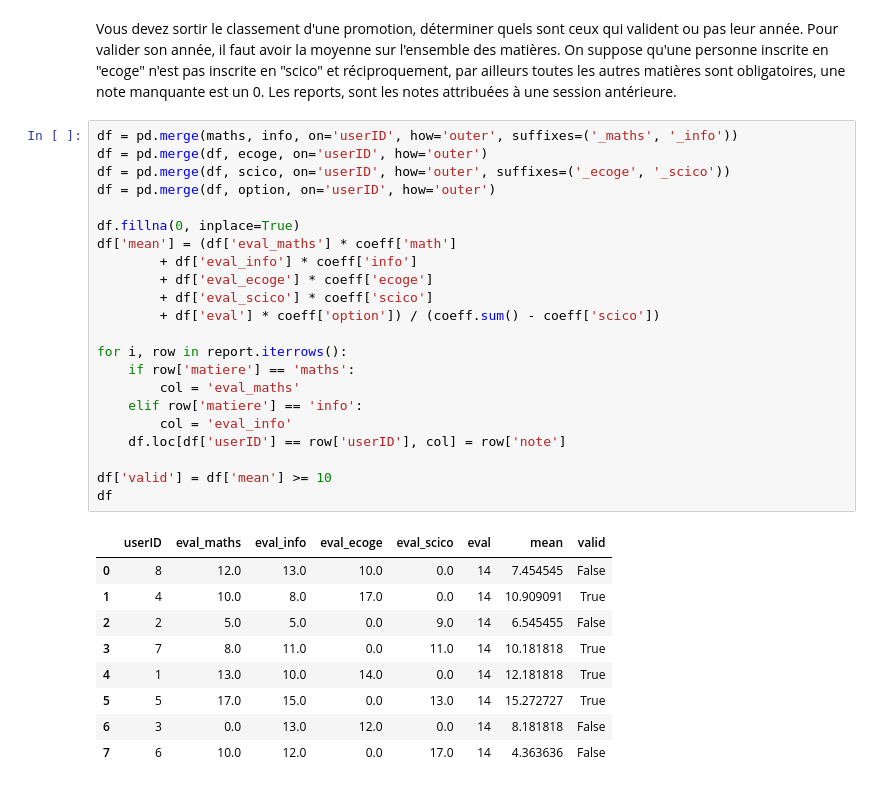
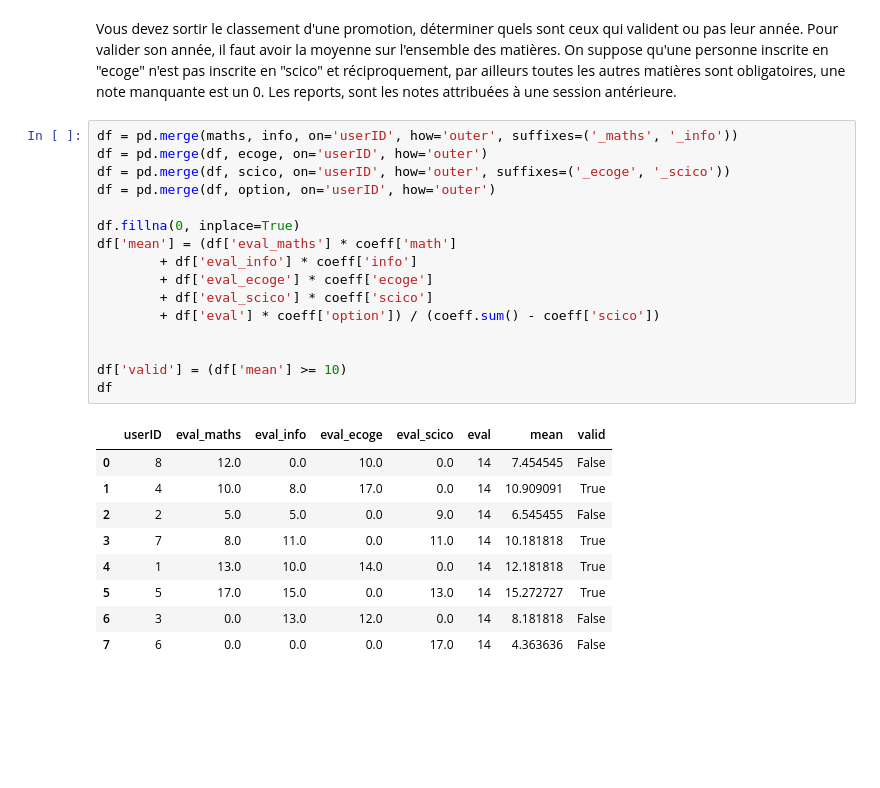
Before and after one commit to aymankr/ia-miashs, a Jupyter notebook: td2.ipynb, the cells around one changed output. Drawn from its saved outputs; the diff is of its cells as text; blank space fills up the shorter version.

```diff
--- a/td2.ipynb
+++ b/td2.ipynb
@@ -256,32 +256,26 @@ manquante est un 0. Les reports, sont les notes attribuées à une session anté
 # %%
 df = pd.merge(maths, info, on='userID', how='outer', suffixes=('_maths', '_info'))
 df = pd.merge(df, ecoge, on='userID', how='outer')
 df = pd.merge(df, scico, on='userID', how='outer', suffixes=('_ecoge', '_scico'))
 df = pd.merge(df, option, on='userID', how='outer')
 
 df.fillna(0, inplace=True)
 df['mean'] = (df['eval_maths'] * coeff['math']
         + df['eval_info'] * coeff['info']
         + df['eval_ecoge'] * coeff['ecoge']
         + df['eval_scico'] * coeff['scico']
         + df['eval'] * coeff['option']) / (coeff.sum() - coeff['scico'])
 
-for i, row in report.iterrows():
-    if row['matiere'] == 'maths':
-        col = 'eval_maths'
-    elif row['matiere'] == 'info':
-        col = 'eval_info'
-    df.loc[df['userID'] == row['userID'], col] = row['note']
 
-df['valid'] = df['mean'] >= 10
+df['valid'] = (df['mean'] >= 10)
 df
 # %% [output]
 |  | userID | eval_maths | eval_info | eval_ecoge | eval_scico | eval | mean | valid |
-| 0 | 8 | 12.0 | 13.0 | 10.0 | 0.0 | 14 | 7.454545 | False |
+| 0 | 8 | 12.0 | 0.0 | 10.0 | 0.0 | 14 | 7.454545 | False |
 | 1 | 4 | 10.0 | 8.0 | 17.0 | 0.0 | 14 | 10.909091 | True |
 | 2 | 2 | 5.0 | 5.0 | 0.0 | 9.0 | 14 | 6.545455 | False |
 | 3 | 7 | 8.0 | 11.0 | 0.0 | 11.0 | 14 | 10.181818 | True |
 | 4 | 1 | 13.0 | 10.0 | 14.0 | 0.0 | 14 | 12.181818 | True |
 | 5 | 5 | 17.0 | 15.0 | 0.0 | 13.0 | 14 | 15.272727 | True |
 | 6 | 3 | 0.0 | 13.0 | 12.0 | 0.0 | 14 | 8.181818 | False |
-| 7 | 6 | 10.0 | 12.0 | 0.0 | 17.0 | 14 | 4.363636 | False |
+| 7 | 6 | 0.0 | 0.0 | 0.0 | 17.0 | 14 | 4.363636 | False |
```
Also changed, not shown: parts of 3 cells of this notebook.
